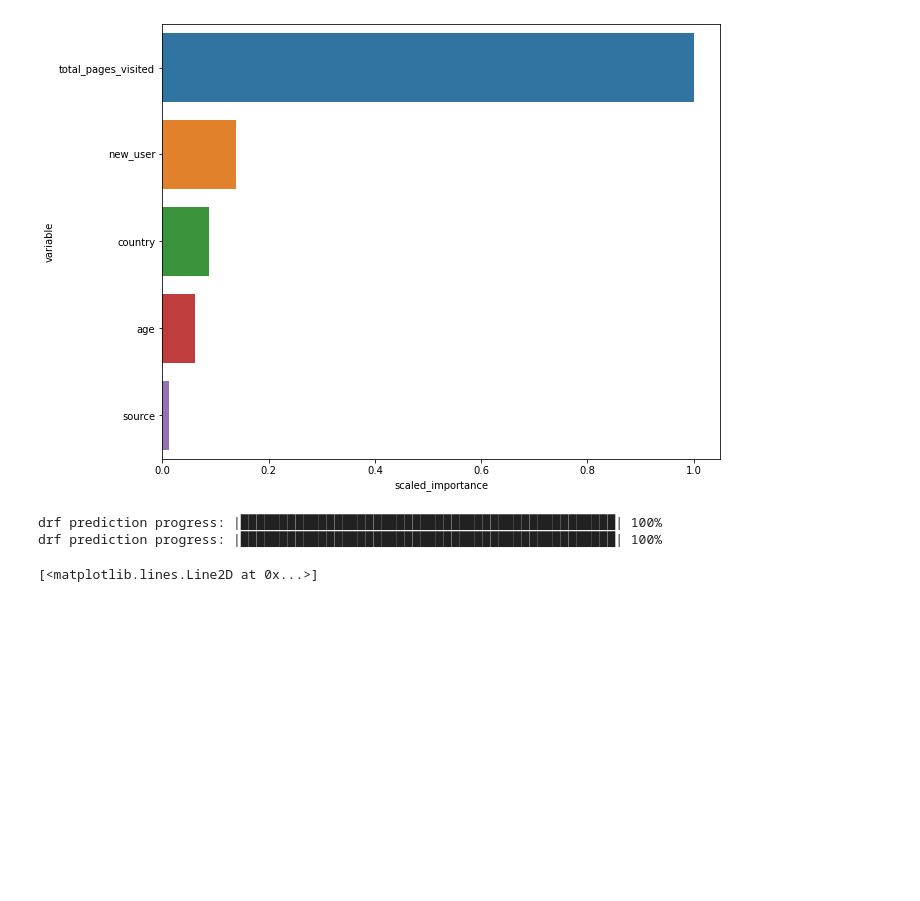
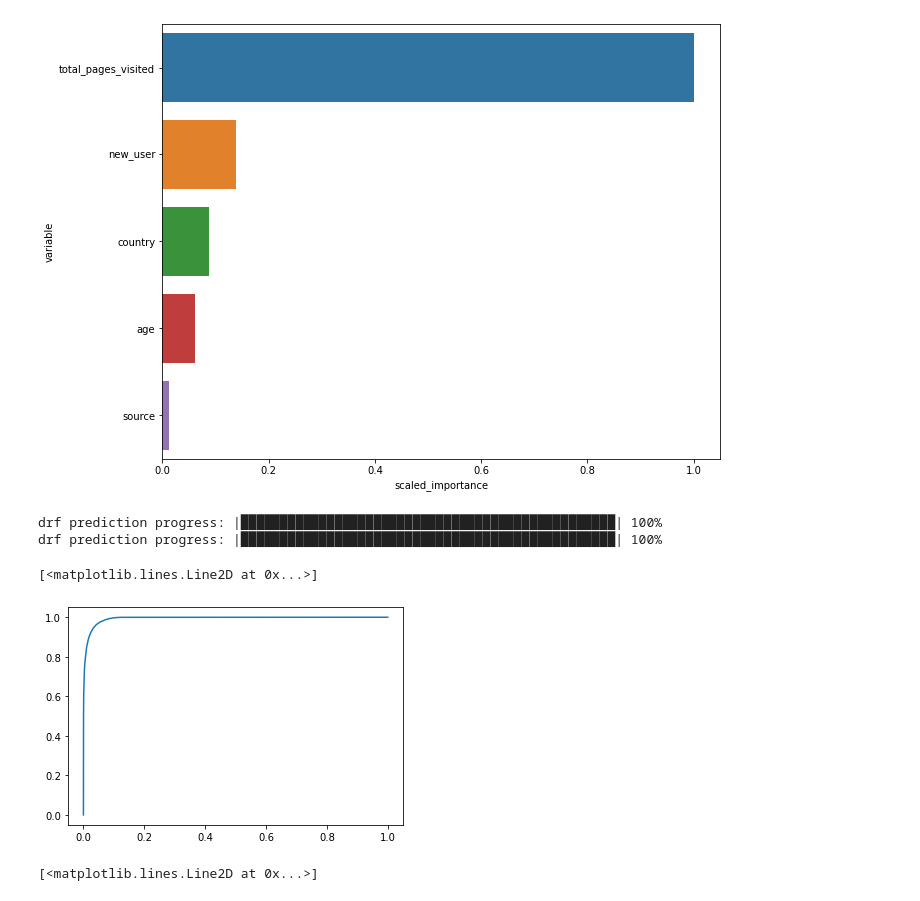
Before and after one commit to vwang0/DS_ML_Projects, a Jupyter notebook: 01.Conversion-Rate/01. Conversion Rate.ipynb, the cells around one changed output. Cells and saved outputs as stored; diff of their text form; code cells hidden in the pictures; blank space fills up the shorter version.

```diff
--- a/01.Conversion-Rate/01. Conversion Rate.ipynb
+++ b/01.Conversion-Rate/01. Conversion Rate.ipynb
@@ -265,4 +279,10 @@ test_auc = np.round(auc(test_fpr, test_tpr), 3)
 # %% [output]
 drf prediction progress: |████████████████████████████████████████████████| 100%
 drf prediction progress: |████████████████████████████████████████████████| 100%
+# %%
+# area under ROC
+plt.plot(train_fpr, train_tpr)
+# %% [output]
+[<matplotlib.lines.Line2D at 0x...>]
+[figure, added]
 # %%
```
Also changed, not shown: parts of 16 cells of this notebook.
